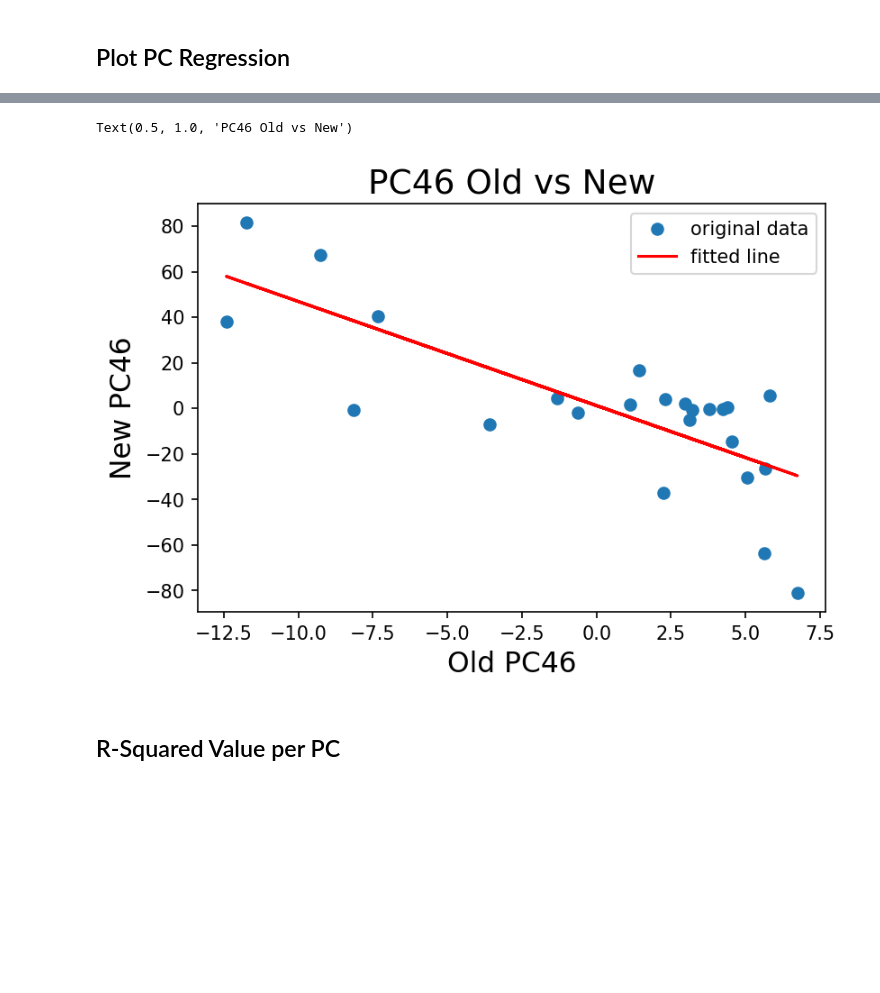
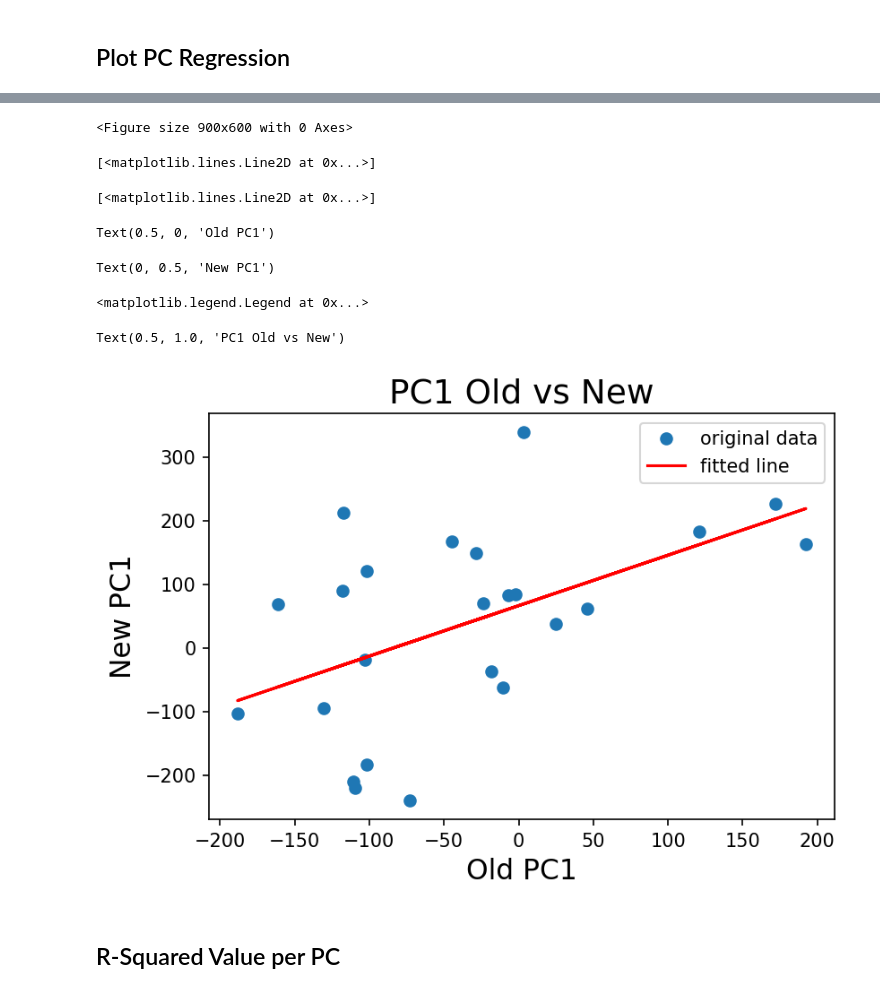
Before and after one commit to YogiOnBioinformatics/AALS-Epigenomics-Signal-Reproducibility, a Jupyter notebook: notebooks/PCA/notebooks/PCA.ipynb, the cells around one changed output, grey strips where cells are left out. Drawn from its saved outputs; the diff is of its cells as text; code cells hidden in the pictures; blank space fills up the shorter version.

```diff
--- a/notebooks/PCA/notebooks/PCA.ipynb
+++ b/notebooks/PCA/notebooks/PCA.ipynb
@@ -199,7 +204,7 @@ for participant_id in transformed.index:
 # %%
 transformed["Condition"]=condition
 transformed["Cohort"] = new_vs_old
-
+transformed["GUIDs"] = guids
 
 transformed
 # %% [output]
@@ -224,2 +229,10 @@ transformed
 # %% [markdown]
 ## PC1 vs PC2 Plot
+# %%
+colors = ["blue", "black", "green", "fuchsia", "gold", "red"]
+markers = ['o', 'd', 'P', 's']
+
+marker_color_combinations = list(itertools.product(colors, markers))
+
+len(marker_color_combinations)
+marker_color_combinations
@@ -225,0 +258,24 @@ transformed
+# %%
+fig = plt.figure(figsize = (8,8))
+ax = fig.add_subplot(1,1,1)
+ax.set_xlabel('PC1 (14%)', fontsize = 20)
+ax.set_ylabel('PC2 (11%)', fontsize = 20)
+ax.set_title("TMM Normalized; All Features", fontsize=12)
+plt.suptitle('Original vs New iPSC Lines', fontsize = 25)
+
+targets = list(transformed["GUIDs"].unique())
+
+for i in range (0,len(targets)):
+    indicesToKeep = transformed['GUIDs'] == targets[i]
+    print(len(indicesToKeep))
+    ax.scatter(transformed.loc[indicesToKeep, 'component_1']
+               , transformed.loc[indicesToKeep, 'component_2']
+               , c = marker_color_combinations[i][0]
+               , s = 50
+               , marker = marker_color_combinations[i][1])
+
+ax.legend(targets, prop={"size":15}, bbox_to_anchor = [1.0,1.0])
+
+plt.savefig("../output/plots/tmm_normalized/TMM_normalized_all_regions.png",
+            dpi = 100,
+            bbox_inches='tight')
@@ -253,7 +328,7 @@ ax.grid()
 new = []
 old = []
 
-tmp_component = transformed["component_46"].to_list()
+tmp_component = transformed["component_1"].to_list()
 
 for i in range(0, len(tmp_component), 2):
     old.append(tmp_component[i+1])
@@ -288,20 +363,26 @@ pred
 # %%
 plt.figure(dpi = 150)
 plt.plot(old, new, 'o', label="original data")
 plt.plot(old,
          pred,
          'r',
          label = 'fitted line' )
 
-plt.xlabel('Old PC46', fontsize = 15)
-plt.ylabel('New PC46', fontsize = 15)
+plt.xlabel('Old PC1', fontsize = 15)
+plt.ylabel('New PC1', fontsize = 15)
 
 plt.legend()
 
-plt.title("PC46 Old vs New", fontsize=18)
+plt.title("PC1 Old vs New", fontsize=18)
 # %% [output]
-Text(0.5, 1.0, 'PC46 Old vs New')
+<Figure size 900x600 with 0 Axes>
+[<matplotlib.lines.Line2D at 0x...>]
+[<matplotlib.lines.Line2D at 0x...>]
+Text(0.5, 0, 'Old PC1')
+Text(0, 0.5, 'New PC1')
+<matplotlib.legend.Legend at 0x...>
+Text(0.5, 1.0, 'PC1 Old vs New')
-[figure, old version]
+[figure, new version]
 # %% [markdown]
 ## R-Squared Value per PC
 # %%
```
Also changed, not shown: parts of 17 cells of this notebook, 2 other files.
